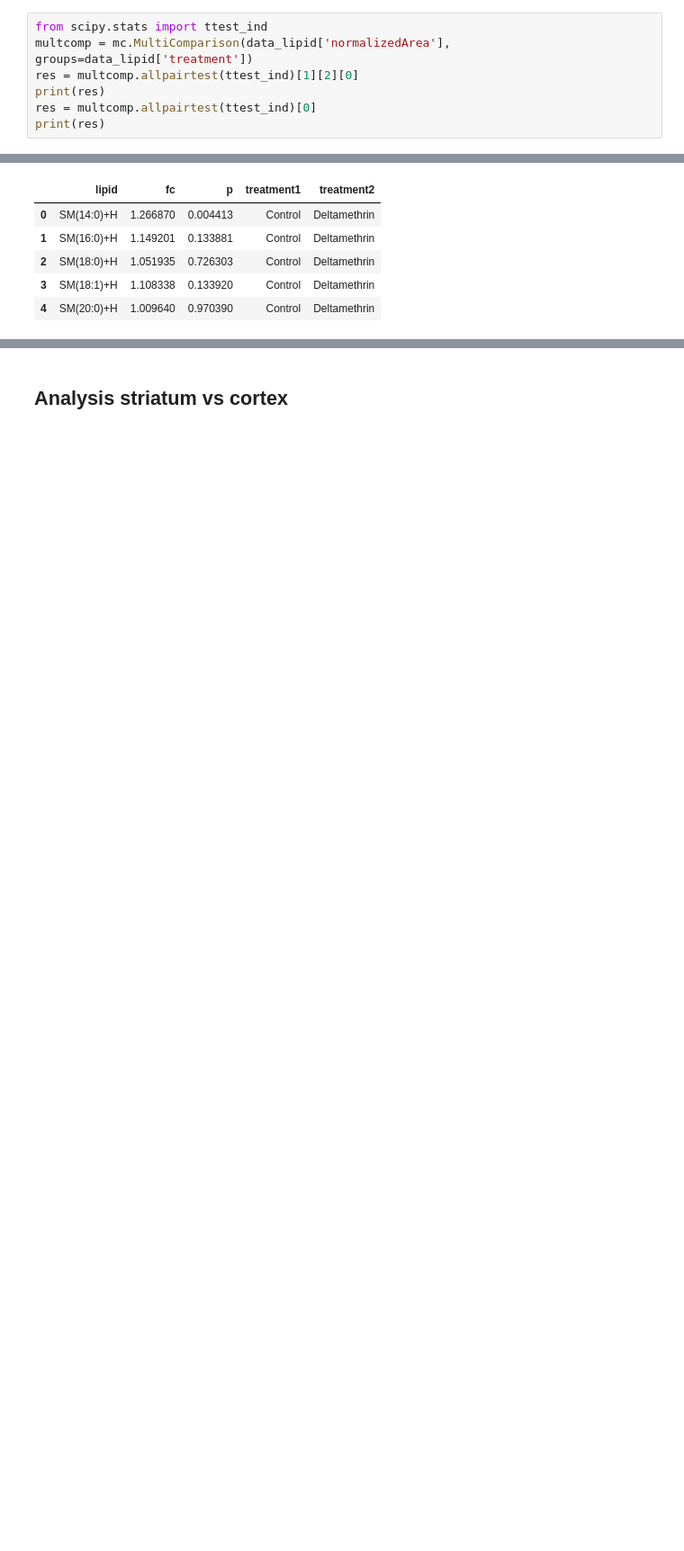
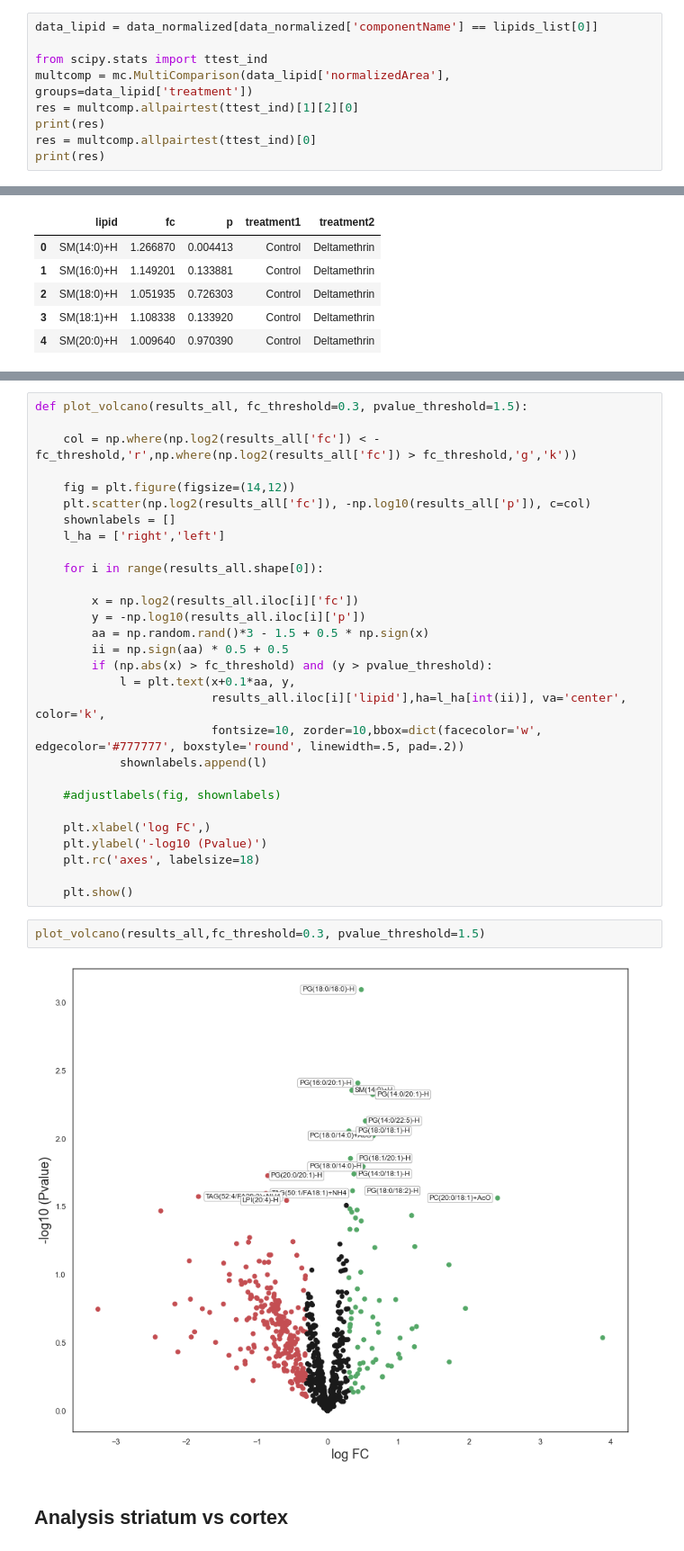
Before and after one commit to Ivan2nn/lipids, a Jupyter notebook: analysis-normalized-area.ipynb, the cells around one changed output, grey strips where cells are left out. Shown at 90% size. Cells and saved outputs as stored; diff of their text form; blank space fills up the shorter version.

Commit message:
mods for file save and plot

```diff
--- a/analysis-normalized-area.ipynb
+++ b/analysis-normalized-area.ipynb
@@ -382,4 +350,6 @@ sm.stats.anova_lm(model, typ=2)
 # %%
+data_lipid = data_normalized[data_normalized['componentName'] == lipids_list[0]]
+
 from scipy.stats import ttest_ind
 multcomp = mc.MultiComparison(data_lipid['normalizedArea'], groups=data_lipid['treatment'])
 res = multcomp.allpairtest(ttest_ind)[1][2][0]
@@ -431,3 +431,36 @@ plt.show()
+# %%
+def plot_volcano(results_all, fc_threshold=0.3, pvalue_threshold=1.5):
+
+    col = np.where(np.log2(results_all['fc']) < -fc_threshold,'r',np.where(np.log2(results_all['fc']) > fc_threshold,'g','k'))
+
+    fig = plt.figure(figsize=(14,12))
+    plt.scatter(np.log2(results_all['fc']), -np.log10(results_all['p']), c=col)
+    shownlabels = []
+    l_ha = ['right','left']
+
+    for i in range(results_all.shape[0]):
+
+        x = np.log2(results_all.iloc[i]['fc'])
+        y = -np.log10(results_all.iloc[i]['p'])
+        aa = np.random.rand()*3 - 1.5 + 0.5 * np.sign(x)
+        ii = np.sign(aa) * 0.5 + 0.5
+        if (np.abs(x) > fc_threshold) and (y > pvalue_threshold):
+            l = plt.text(x+0.1*aa, y,
+                         results_all.iloc[i]['lipid'],ha=l_ha[int(ii)], va='center', color='k',
+                         fontsize=10, zorder=10,bbox=dict(facecolor='w', edgecolor='#777777', boxstyle='round', linewidth=.5, pad=.2))
+            shownlabels.append(l)
+
+    #adjustlabels(fig, shownlabels)
+
+    plt.xlabel('log FC',)
+    plt.ylabel('-log10 (Pvalue)')
+    plt.rc('axes', labelsize=18)
+
+    plt.show()
+# %%
+plot_volcano(results_all,fc_threshold=0.3, pvalue_threshold=1.5)
+# %% [output]
+[figure, added]
 # %% [markdown]
 ## Analysis striatum vs cortex
 # %%
```
Also changed, not shown: parts of 15 cells of this notebook, 6 other files.
